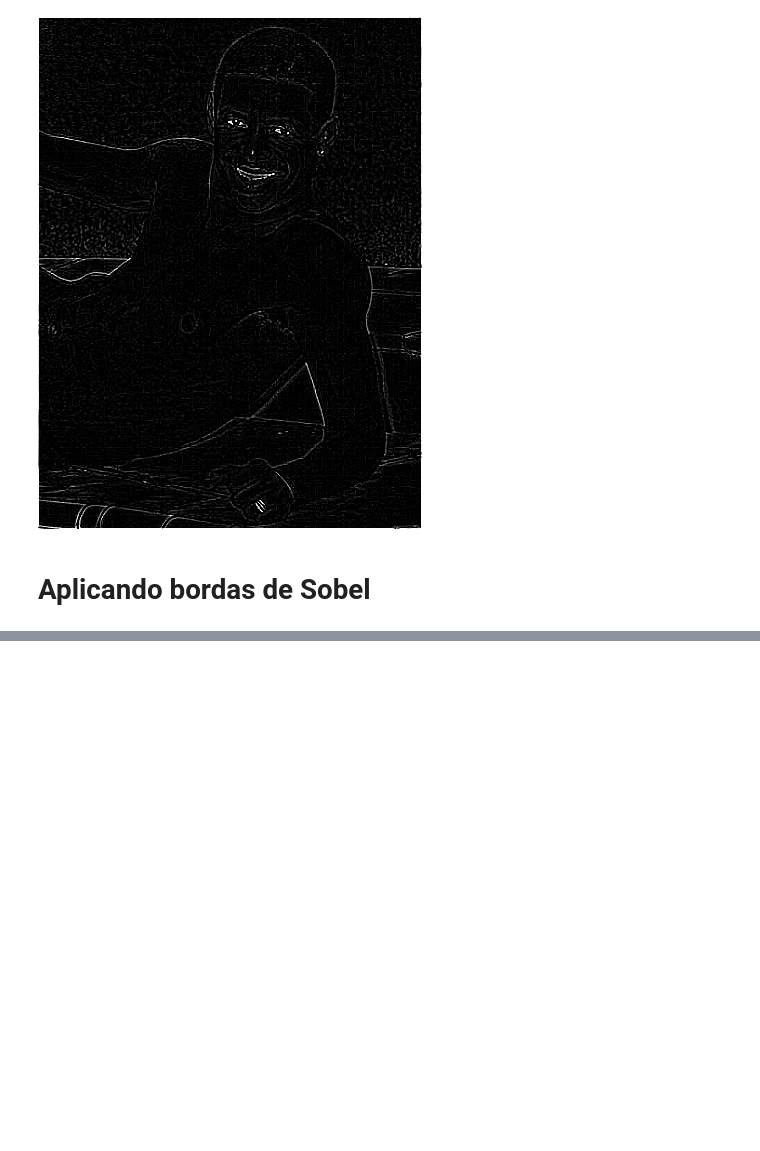
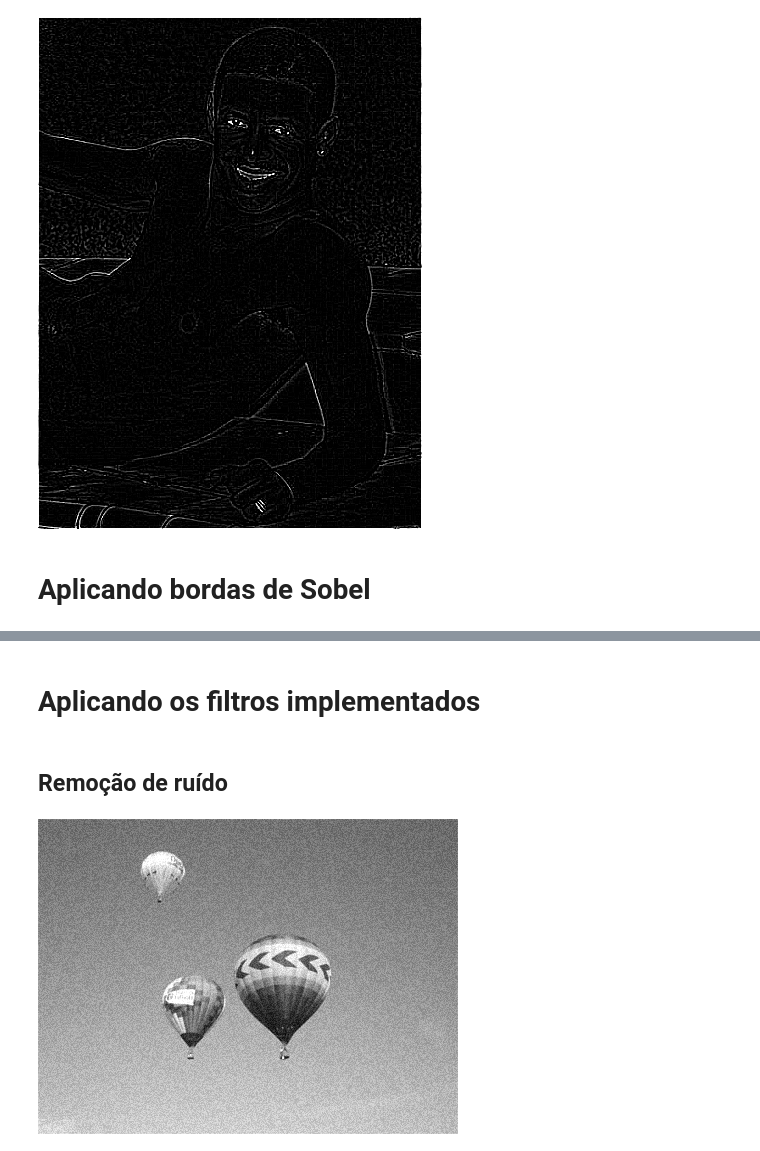
Before and after one commit to kenzosakiyama/visao_computacional, a Jupyter notebook: filtros_de_convolucao.ipynb, the cells around one changed output, grey strips where cells are left out. Drawn from its saved outputs; the diff is of its cells as text; code cells hidden in the pictures; blank space fills up the shorter version.

```diff
--- a/filtros_de_convolucao.ipynb
+++ b/filtros_de_convolucao.ipynb
@@ -136,0 +166,9 @@ apply_sobel_border_detection(demo)
+# %% [markdown]
+# Aplicando os filtros implementados
+# %% [markdown]
+## Remoção de ruído
+# %%
+noisy = Image.open("data/filtros/noisy.jpg")
+noisy
+# %% [output]
+[figure, added]
```
Also changed, not shown: parts of 13 cells of this notebook.
